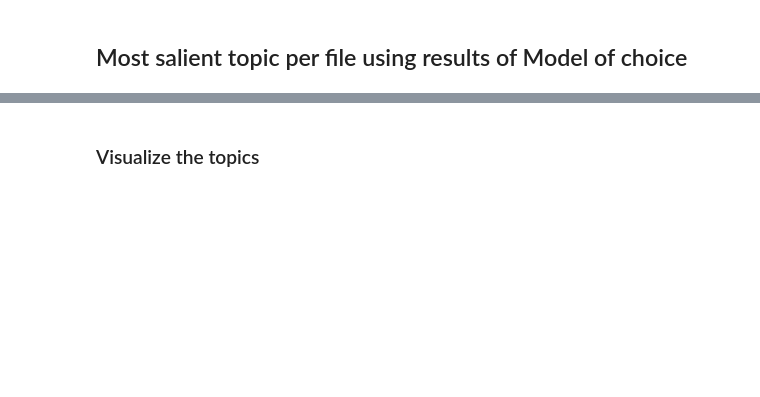
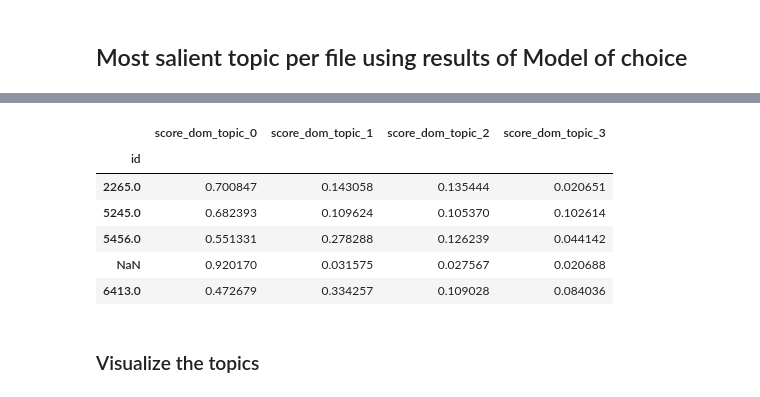
Before and after one commit to dcollaguazo/Airbnb-Price-Prediction, a Jupyter notebook: text_analysis/LDA_for_text_analysis.ipynb, the cells around one changed output, grey strips where cells are left out. Drawn from its saved outputs; the diff is of its cells as text; code cells hidden in the pictures; blank space fills up the shorter version.

```diff
--- a/text_analysis/LDA_for_text_analysis.ipynb
+++ b/text_analysis/LDA_for_text_analysis.ipynb
@@ -304,3 +366,13 @@ df_dominant_topic.to_csv('results/dominant_topic.csv', index=False)
+# %%
+sent_topics_df.head()
+# %% [output]
+|  | score_dom_topic_0 | score_dom_topic_1 | score_dom_topic_2 | score_dom_topic_3 |
+| id |  |  |  |  |
+| 2265.0 | 0.700847 | 0.143058 | 0.135444 | 0.020651 |
+| 5245.0 | 0.682393 | 0.109624 | 0.105370 | 0.102614 |
+| 5456.0 | 0.551331 | 0.278288 | 0.126239 | 0.044142 |
+| NaN | 0.920170 | 0.031575 | 0.027567 | 0.020688 |
+| 6413.0 | 0.472679 | 0.334257 | 0.109028 | 0.084036 |
 # %% [markdown]
 ### Visualize the topics
 # %%
```
Also changed, not shown: parts of 22 cells of this notebook, 10 other files.
